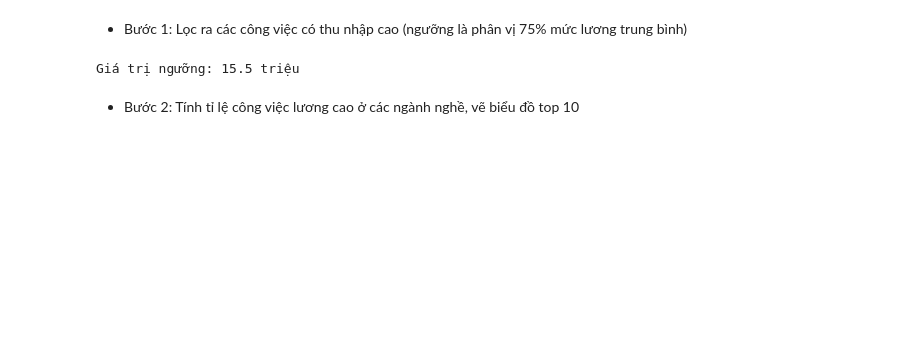
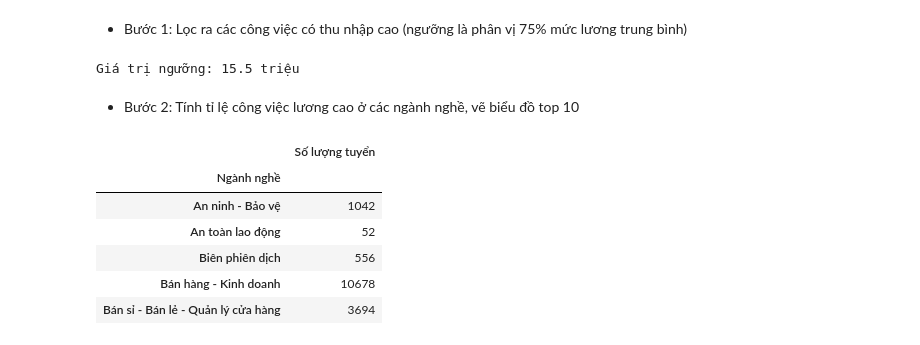
Before and after one commit to HungLVT/NMKHDL, a Jupyter notebook: notebooks/3.0-question-and-answer.ipynb, the cells around one changed output. Cells and saved outputs as stored; diff of their text form; code cells hidden in the pictures; blank space fills up the shorter version.

```diff
--- a/notebooks/3.0-question-and-answer.ipynb
+++ b/notebooks/3.0-question-and-answer.ipynb
@@ -221,3 +224,21 @@ df_highsalary = df[df['Mức lương trung bình'] >= upper_quartile]
 Giá trị ngưỡng: 15.5 triệu
 # %% [markdown]
 - Bước 2: Tính tỉ lệ công việc lương cao ở các ngành nghề, vẽ biểu đồ top 10
+# %%
+#Tổng số lượng tuyển dụng trong các ngành
+df_copy = df
+df_copy['Ngành nghề'] = df_copy['Ngành nghề'].str.split('/')
+df_copy = df_copy.explode('Ngành nghề')
+df_copy.reset_index(inplace=True)
+df_copy.drop(columns=['index'], inplace=True)
+df_copy_grouped = df_copy.groupby('Ngành nghề')['Số lượng tuyển'].sum()
+df_copy_grouped = pd.DataFrame(df_copy_grouped)
+df_copy_grouped.head()
+# %% [output]
+|  | Số lượng tuyển |
+| Ngành nghề |  |
+| An ninh - Bảo vệ | 1042 |
+| An toàn lao động | 52 |
+| Biên phiên dịch | 556 |
+| Bán hàng - Kinh doanh | 10678 |
+| Bán sỉ - Bán lẻ - Quản lý cửa hàng | 3694 |
```
Also changed, not shown: parts of 6 cells of this notebook.
